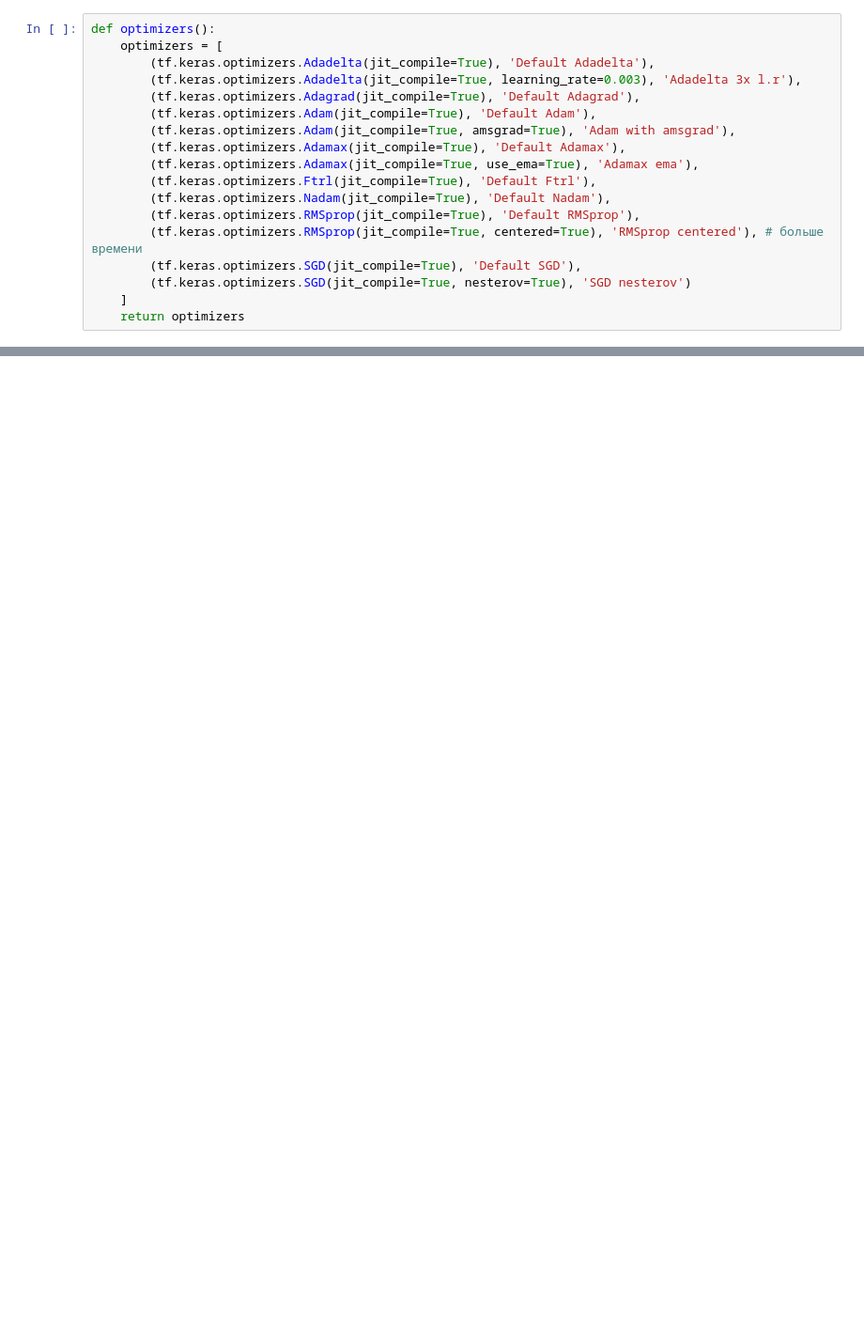
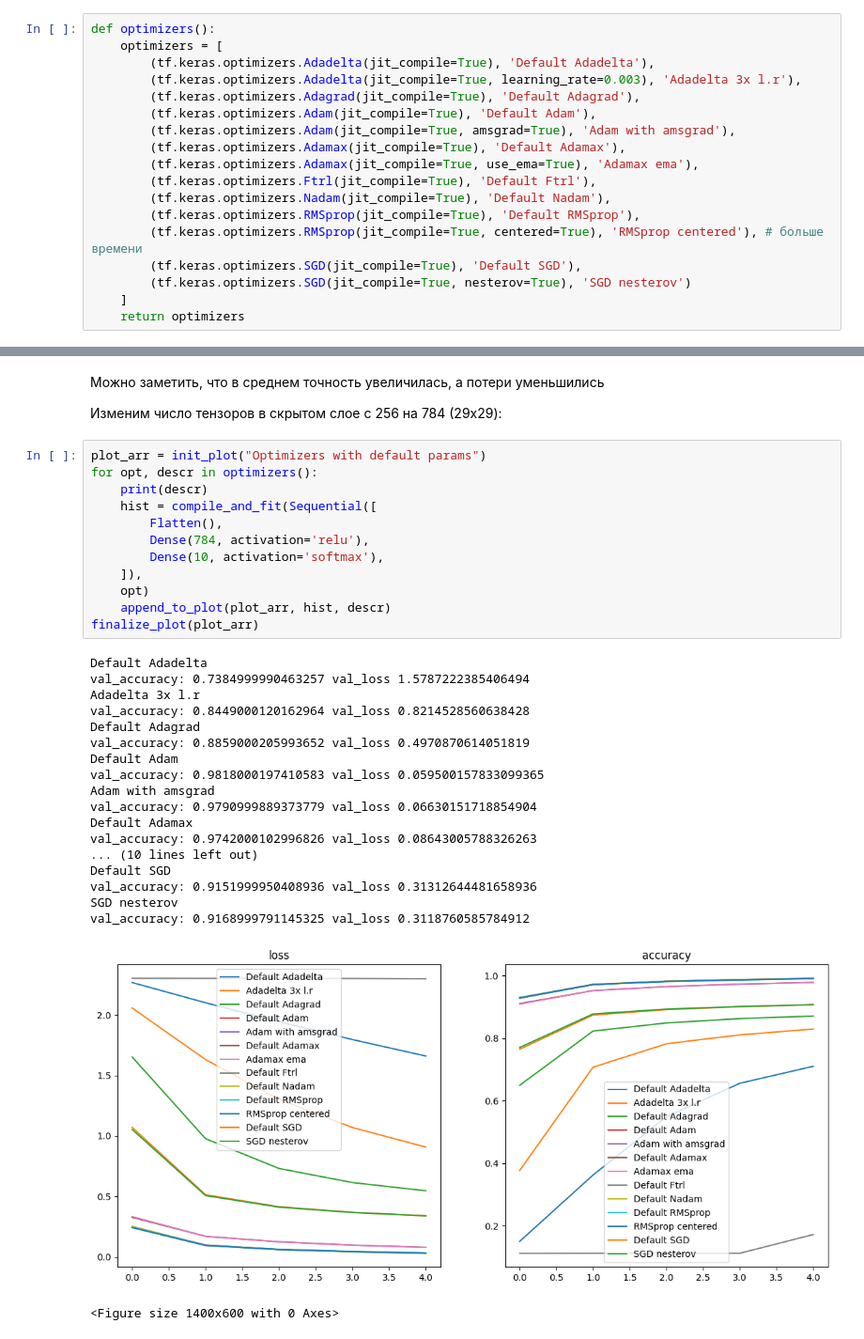
Before and after one commit to Keesaev/ai_python, a Jupyter notebook: lab4/lab4.ipynb, the cells around one changed output, grey strips where cells are left out. Shown at 94% size. Cells and saved outputs as stored; diff of their text form; blank space fills up the shorter version.

```diff
--- a/lab4/lab4.ipynb
+++ b/lab4/lab4.ipynb
@@ -100,0 +174,36 @@ val_accuracy: 0.9120000004768372 val_loss 0.3221627473831177
+# %% [markdown]
+Можно заметить, что в среднем точность увеличилась, а потери уменьшились
+
+Изменим число тензоров в скрытом слое с 256 на 784 (29x29):
+# %%
+plot_arr = init_plot("Optimizers with default params")
+for opt, descr in optimizers():
+    print(descr)
+    hist = compile_and_fit(Sequential([
+        Flatten(),
+        Dense(784, activation='relu'),
+        Dense(10, activation='softmax'),
+    ]),
+    opt)
+    append_to_plot(plot_arr, hist, descr)
+finalize_plot(plot_arr)
+# %% [output]
+Default Adadelta
+val_accuracy: 0.7384999990463257 val_loss 1.5787222385406494
+Adadelta 3x l.r
+val_accuracy: 0.8449000120162964 val_loss 0.8214528560638428
+Default Adagrad
+val_accuracy: 0.8859000205993652 val_loss 0.4970870614051819
+Default Adam
+val_accuracy: 0.9818000197410583 val_loss 0.059500157833099365
+Adam with amsgrad
+val_accuracy: 0.9790999889373779 val_loss 0.06630151718854904
+Default Adamax
+val_accuracy: 0.9742000102996826 val_loss 0.08643005788326263
+... (10 lines left out)
+Default SGD
+val_accuracy: 0.9151999950408936 val_loss 0.31312644481658936
+SGD nesterov
+val_accuracy: 0.9168999791145325 val_loss 0.3118760585784912
+[figure, added]
+<Figure size 1400x600 with 0 Axes>
```
Also changed, not shown: parts of 13 cells of this notebook, 4 other files.
